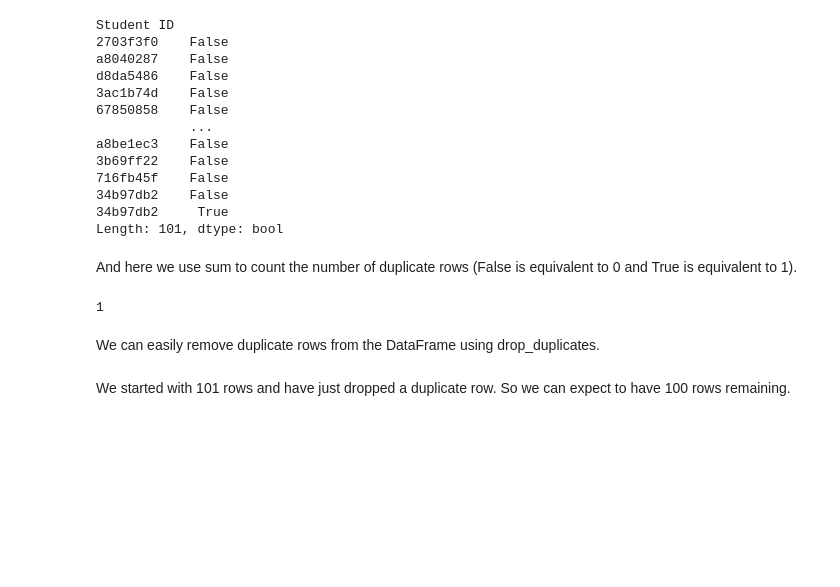
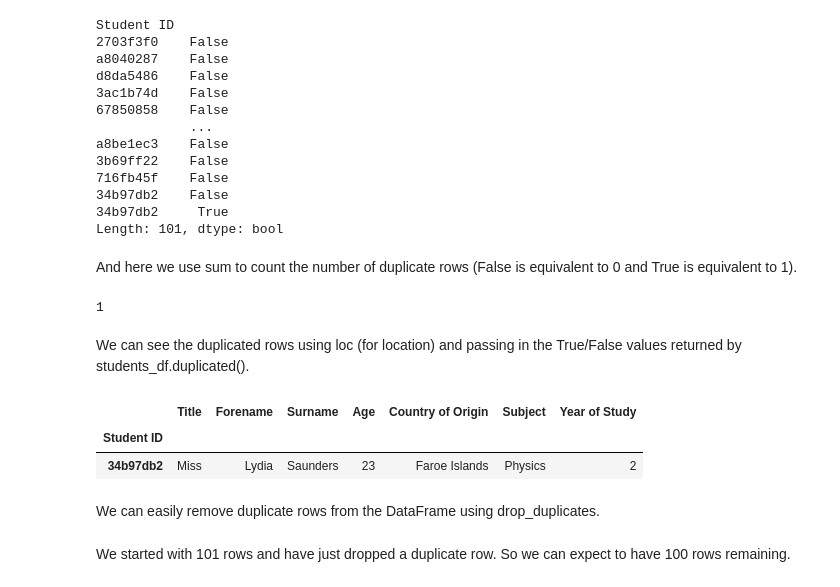
Before and after one commit to JohnMcKechnieGC/understanding-data, a Jupyter notebook: pandas_tutorial.ipynb, the cells around one changed output. Cells and saved outputs as stored; diff of their text form; code cells hidden in the pictures; blank space fills up the shorter version.

Commit message:
view duplicated rows

```diff
--- a/pandas_tutorial.ipynb
+++ b/pandas_tutorial.ipynb
@@ -486,6 +497,14 @@ And here we use sum to count the number of duplicate rows (False is equivalent t
 students_df.duplicated().sum()
 # %% [output]
 1
+# %% [markdown]
+We can see the duplicated rows using loc (for location) and passing in the True/False values returned by students_df.duplicated().
+# %%
+students_df.loc[students_df.duplicated()]
+# %% [output]
+|  | Title | Forename | Surname | Age | Country of Origin | Subject | Year of Study |
+| Student ID |  |  |  |  |  |  |  |
+| 34b97db2 | Miss | Lydia | Saunders | 23 | Faroe Islands | Physics | 2 |
 # %% [markdown]
 We can easily remove duplicate rows from the DataFrame using drop_duplicates.
 # %%
```
Also changed, not shown: parts of 5 cells of this notebook.
